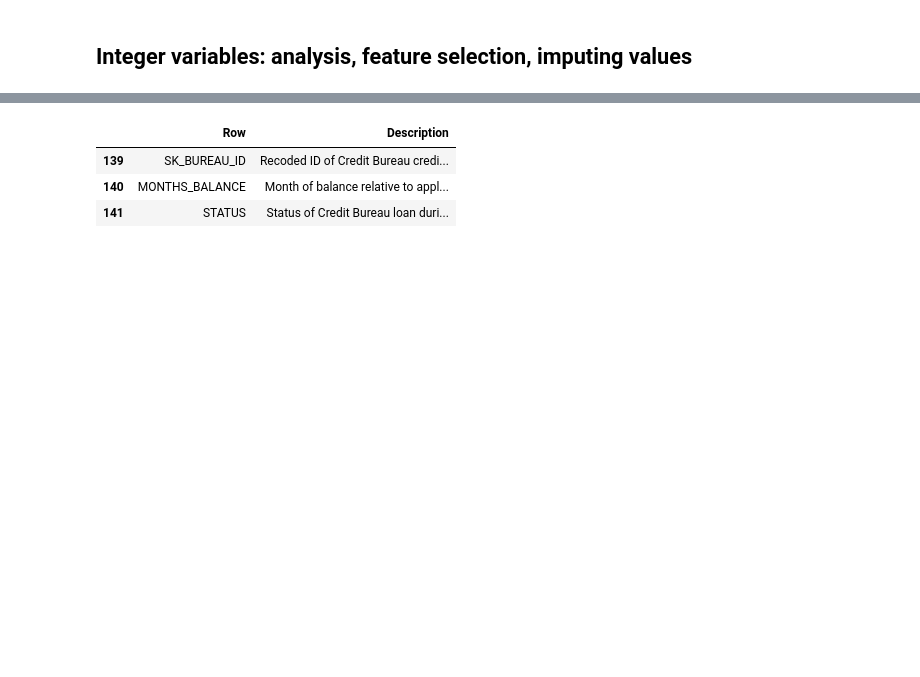
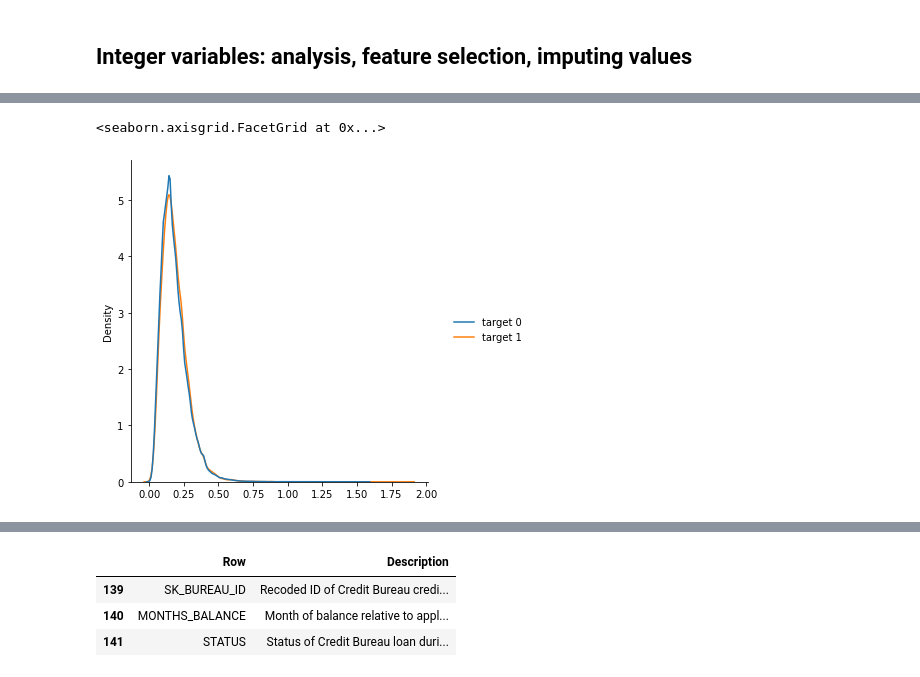
Before and after one commit to VeronikaBerezhnaia/OC_P7_credit_scoring, a Jupyter notebook: Implementez_modele_scoring.ipynb, the cells around one changed output, grey strips where cells are left out. Cells and saved outputs as stored; diff of their text form; code cells hidden in the pictures; blank space fills up the shorter version.

```diff
--- a/Implementez_modele_scoring.ipynb
+++ b/Implementez_modele_scoring.ipynb
@@ -1070,0 +943,9 @@ sns.displot(data=appli_tr, x="AMT_INCOME_TOTAL", hue="TARGET", log_scale=True, k
+# %%
+sns.displot({'target 0': (appli_ok.AMT_ANNUITY / appli_ok.AMT_INCOME_TOTAL),
+    'target 1': appli_fail.AMT_ANNUITY / appli_fail.AMT_INCOME_TOTAL},
+    kind='kde', common_norm=False)
+
+# Dataset has 0 variance; skipping density estimate. Pass `warn_singular=False` to disable this warning.
+# %% [output]
+<seaborn.axisgrid.FacetGrid at 0x...>
+[figure, added]
```
Also changed, not shown: parts of 194 cells of this notebook.
